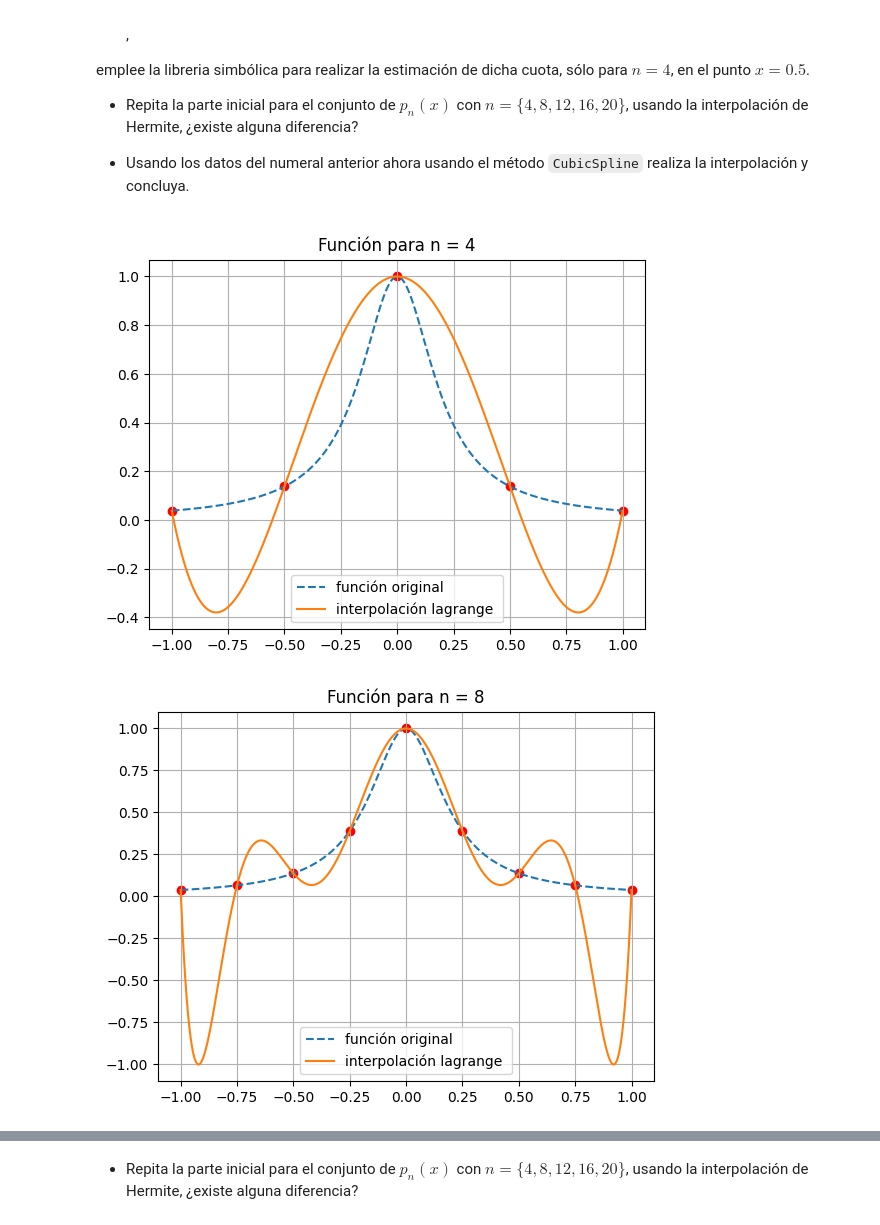
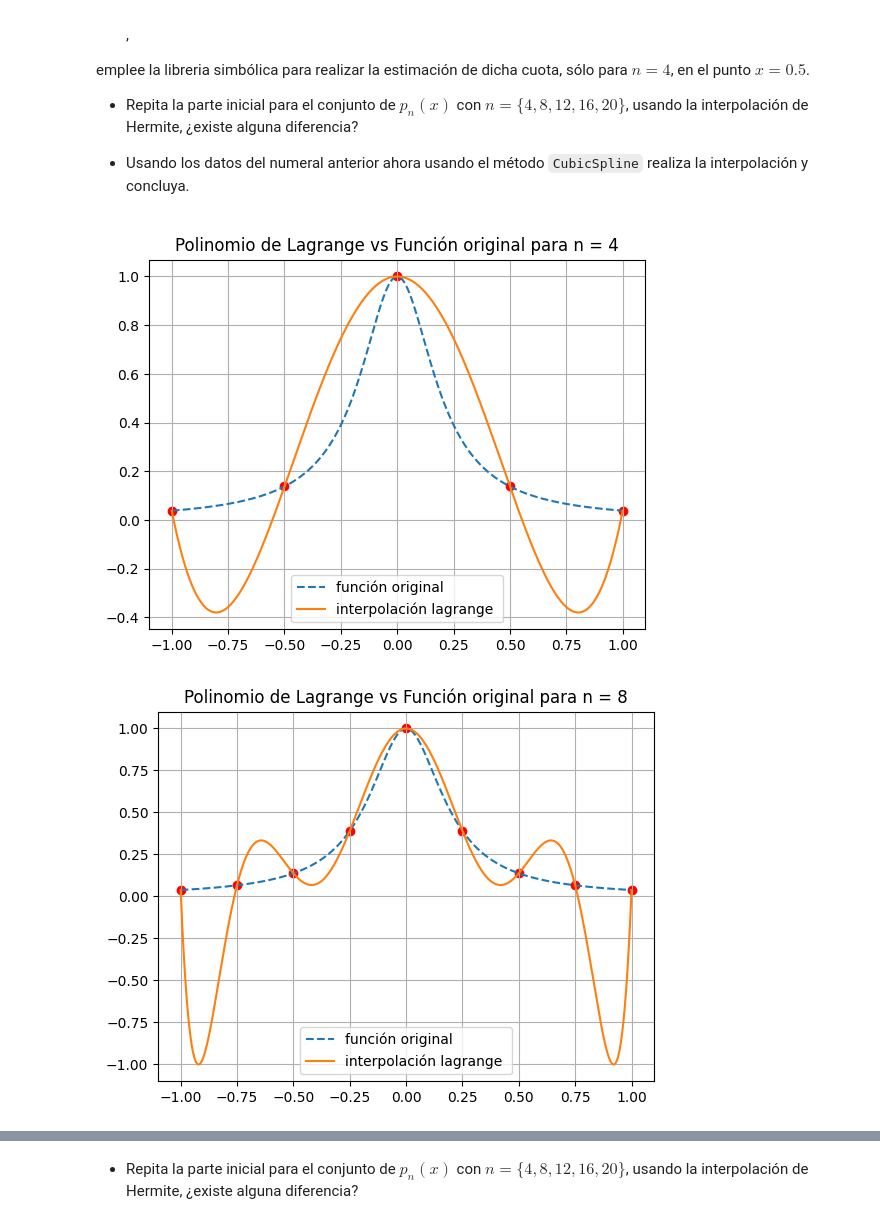
Before and after one commit to martin-calvo/MetodosComputacionales1012, a Jupyter notebook: Students/Cañas_5087/Actividades/Actividad05_Interpolacion.ipynb, the cells around one changed output, grey strips where cells are left out. Cells and saved outputs as stored; diff of their text form; code cells hidden in the pictures.

```diff
--- a/Students/Cañas_5087/Actividades/Actividad05_Interpolacion.ipynb
+++ b/Students/Cañas_5087/Actividades/Actividad05_Interpolacion.ipynb
@@ -275,27 +300,29 @@ emplee la libreria simbólica para realizar la estimación de dicha cuota, sólo
 
 * Usando los datos del numeral anterior ahora usando el método `CubicSpline` realiza la interpolación y concluya.
 # %%
+#Fución original
 f = lambda x : 1/ (1 + 25 * x**2)
 
+#Lista con los valores de N
 N = [4, 8, 12, 16, 20]
 x = np.linspace(-1 ,1 ,1000)
 
 # Iterar sobre distintos valores de n
 for n in N:
 
+    #Puntos de interpolación
     x_inter = np.linspace(-1, 1, n+1)
     y = f(x_inter)
-
-    pol_lagrange = lagrange(x_inter, y)
-
-    plt.title(f'Función para n = {n}')
+    #Calculo del polinomio de Lagrange
+    Polinomio = lagrange(x_inter, y)
+    #Grafica para cada valor de n
+    plt.title(f'Polinomio de Lagrange vs Función original para n = {n}')
     plt.plot(x,f(x), linestyle = '--',label = 'función original ')
-    plt.plot(x, pol_lagrange(x), label = 'interpolación lagrange ')
+    plt.plot(x, Polinomio(x), label = 'interpolación lagrange ')
     plt.scatter(x_inter, y, color='red')
-
     plt.legend()
     plt.grid()
     plt.show()
 # %% [output]
-[figure, old version]
+[figure, new version]
-[figure, old version]
+[figure, new version]
```
Also changed, not shown: parts of 15 cells of this notebook.
